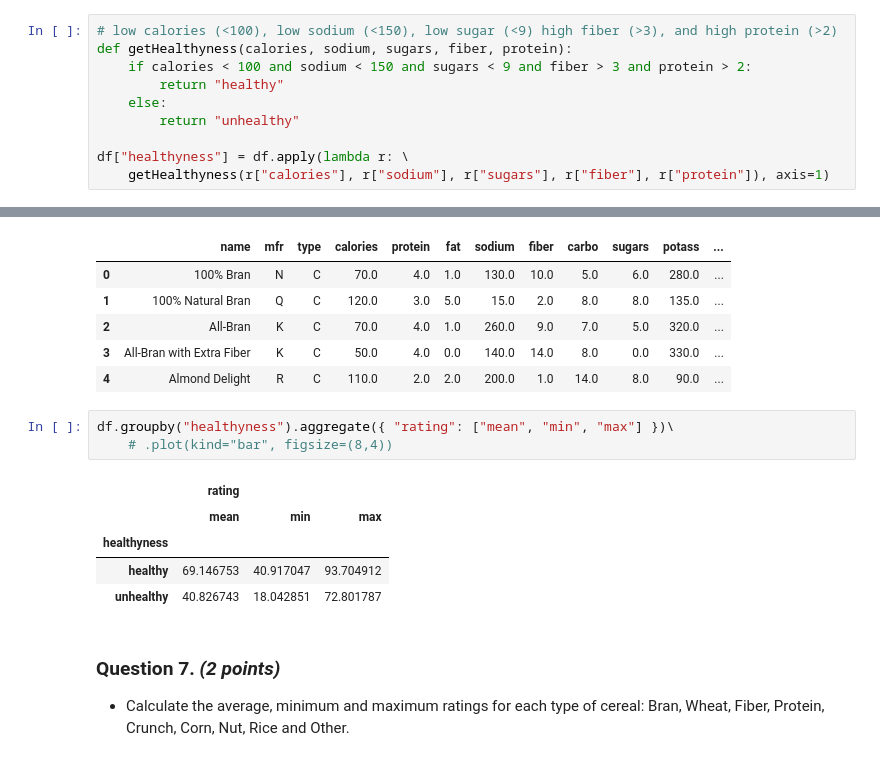
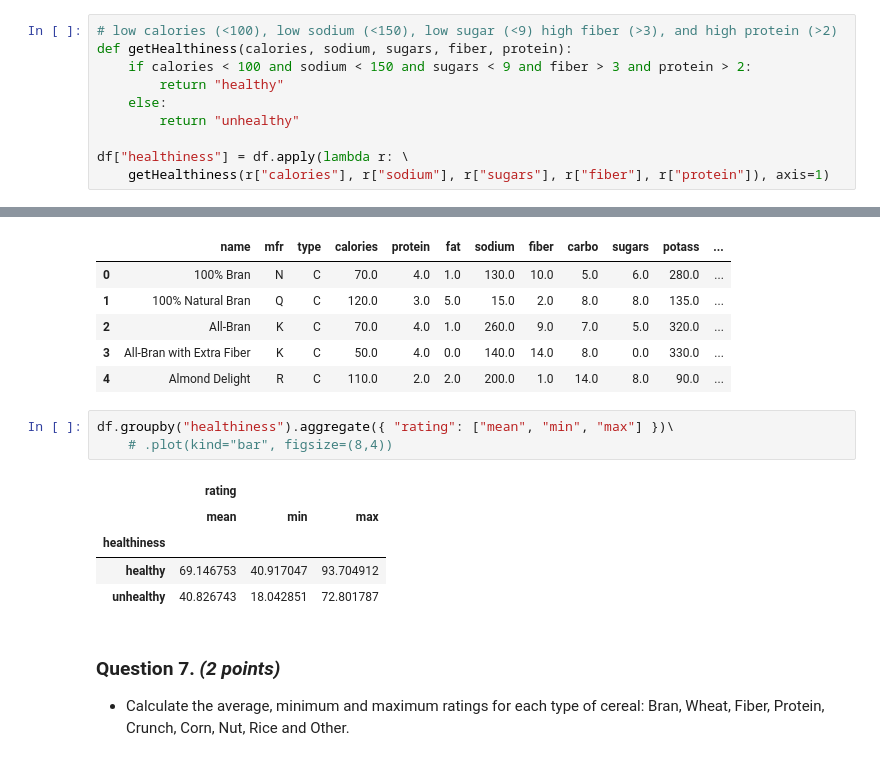
Before and after one commit to Alkasai/3250B, a Jupyter notebook: notebooks/[python] Assignment 1.ipynb, the cells around one changed output, grey strips where cells are left out. Cells and saved outputs as stored; diff of their text form.

```diff
--- a/notebooks/[python] Assignment 1.ipynb
+++ b/notebooks/[python] Assignment 1.ipynb
@@ -311,14 +311,14 @@ Name: 7, dtype: float64
 * Create a new column to categorize cereals as 'healthy' vs. 'unhealthy'. You can define your own version of healthy vs. unhealthy, or you can use the following: healthy cereals can be defined as those which have low calories (<100), low sodium (<150), low sugar (<9) high fiber (>3), and high protein (>2). All other cereals are unhealthy.
 # %%
 # low calories (<100), low sodium (<150), low sugar (<9) high fiber (>3), and high protein (>2)
-def getHealthyness(calories, sodium, sugars, fiber, protein):
+def getHealthiness(calories, sodium, sugars, fiber, protein):
     if calories < 100 and sodium < 150 and sugars < 9 and fiber > 3 and protein > 2:
         return "healthy"
     else:
         return "unhealthy"
 
-df["healthyness"] = df.apply(lambda r: \
-    getHealthyness(r["calories"], r["sodium"], r["sugars"], r["fiber"], r["protein"]), axis=1)
+df["healthiness"] = df.apply(lambda r: \
+    getHealthiness(r["calories"], r["sodium"], r["sugars"], r["fiber"], r["protein"]), axis=1)
 # %%
 df
 # %% [output]
@@ -363,12 +363,12 @@ df.head()
 | 3 | All-Bran with Extra Fiber | K | C | 50.0 | 4.0 | 0.0 | 140.0 | 14.0 | 8.0 | 0.0 | 330.0 | ... |
 | 4 | Almond Delight | R | C | 110.0 | 2.0 | 2.0 | 200.0 | 1.0 | 14.0 | 8.0 | 90.0 | ... |
 # %%
-df.groupby("healthyness").aggregate({ "rating": ["mean", "min", "max"] })\
+df.groupby("healthiness").aggregate({ "rating": ["mean", "min", "max"] })\
     # .plot(kind="bar", figsize=(8,4))
 # %% [output]
 |  | rating |  |  |
 |  | mean | min | max |
-| healthyness |  |  |  |
+| healthiness |  |  |  |
 | healthy | 69.146753 | 40.917047 | 93.704912 |
 | unhealthy | 40.826743 | 18.042851 | 72.801787 |
 # %% [markdown]
```
Also changed, not shown: parts of 4 cells of this notebook.
